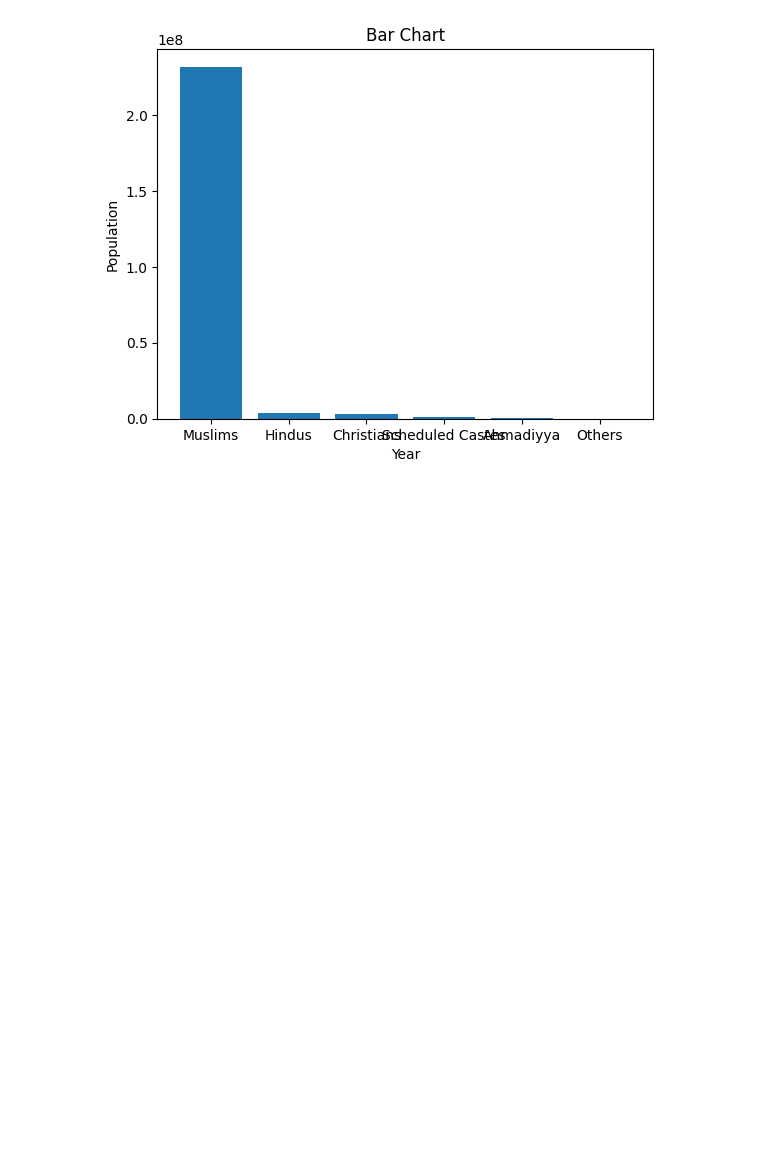
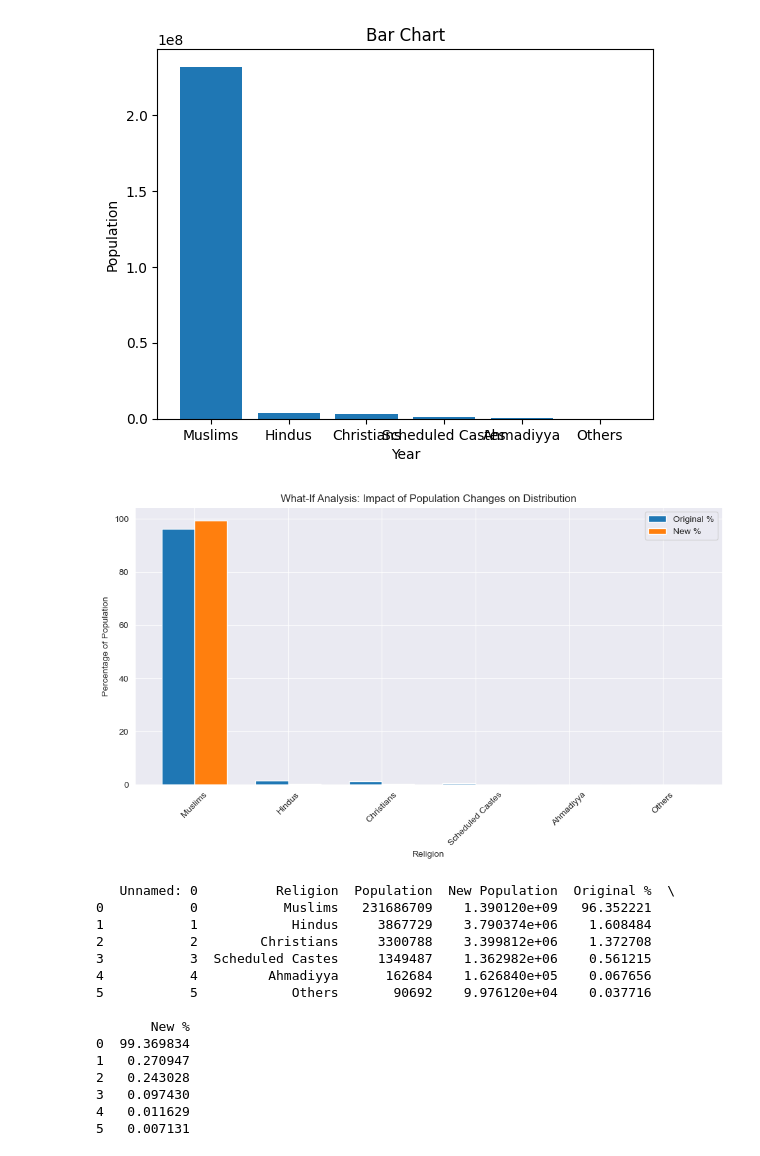
Before and after one commit to Mirza-Adnan-Baig/Data_Exploration, a Jupyter notebook: Data.ipynb, the cells around one changed output. Cells and saved outputs as stored; diff of their text form; code cells hidden in the pictures; blank space fills up the shorter version.

```diff
--- a/Data.ipynb
+++ b/Data.ipynb
@@ -112,3 +112,63 @@ plt.ylabel('Population')
 plt.show()
 # %% [output]
 [figure]
+# %%
+import pandas as pd
+import matplotlib.pyplot as plt
+
+# Input your dataset
+data = pd.DataFrame(pd.read_csv("archive/Religion_Population_Distribution.csv"))
+
+# Define a scenario: Simulate population growth/decline (in percentages)
+growth_rates = {
+    'Muslims': 5.0,  # 5% growth
+    'Hindus': -0.02,  # 2% decline
+    'Christians': 0.03,  # 3% growth
+    'Scheduled Castes': 0.01,  # 1% growth
+    'Ahmadiyya': 0.0,  # No change
+    'Others': 0.10  # 10% growth
+}
+
+# Apply the growth rates to calculate new populations
+data['New Population'] = data.apply(lambda row: row['Population'] * (1 + growth_rates[row['Religion']]), axis=1)
+
+# Calculate percentage distributions
+data['Original %'] = data['Population'] / data['Population'].sum() * 100
+data['New %'] = data['New Population'] / data['New Population'].sum() * 100
+
+# Visualize the changes
+plt.figure(figsize=(10, 6))
+width = 0.35  # Bar width
+x = range(len(data))  # X positions
+
+# Bar plot: Original vs New Population
+plt.bar(x, data['Original %'], width, label='Original %')
+plt.bar([i + width for i in x], data['New %'], width, label='New %')
+
+plt.xlabel('Religion')
+plt.ylabel('Percentage of Population')
+plt.title('What-If Analysis: Impact of Population Changes on Distribution')
+plt.xticks([i + width / 2 for i in x], data['Religion'], rotation=45)
+plt.legend()
+plt.tight_layout()
+plt.show()
+
+# Print the data for reference
+print(data)
+# %% [output]
+[figure, added]
+   Unnamed: 0          Religion  Population  New Population  Original %  \
+0           0           Muslims   231686709    1.390120e+09   96.352221
+1           1            Hindus     3867729    3.790374e+06    1.608484
+2           2        Christians     3300788    3.399812e+06    1.372708
+3           3  Scheduled Castes     1349487    1.362982e+06    0.561215
+4           4         Ahmadiyya      162684    1.626840e+05    0.067656
+5           5            Others       90692    9.976120e+04    0.037716
+
+       New %
+0  99.369834
+1   0.270947
+2   0.243028
+3   0.097430
+4   0.011629
+5   0.007131
```
Also changed, not shown: parts of 6 cells of this notebook.
